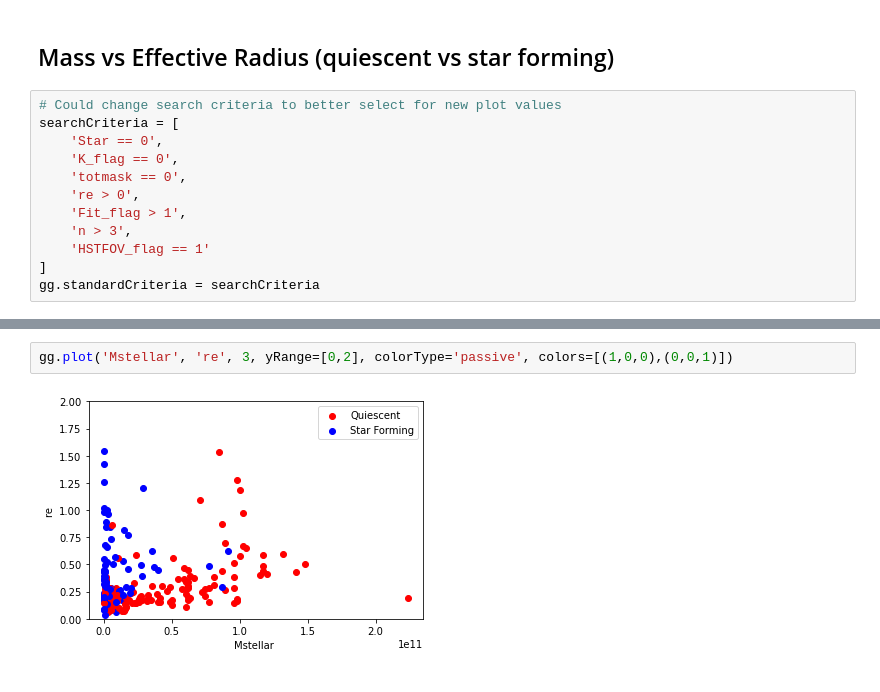
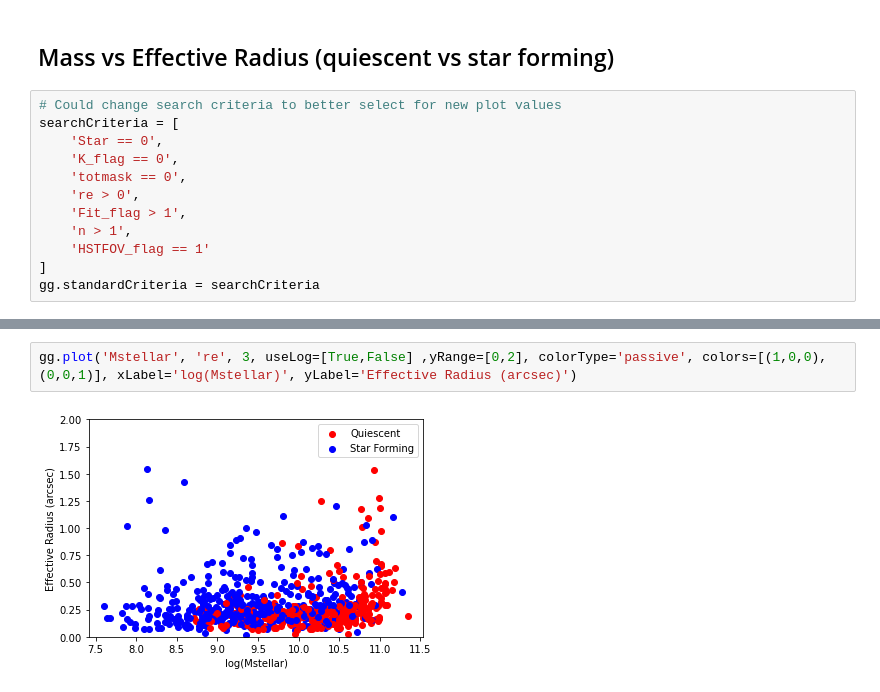
Before and after one commit to charrbit/GOGREEN-galaxy-research, a Jupyter notebook: Code/myDataAnalysis.ipynb, the cells around one changed output, grey strips where cells are left out. Cells and saved outputs as stored; diff of their text form.

Commit message:
Adding log scale functionality to plot() + updated example plots

```diff
--- a/Code/myDataAnalysis.ipynb
+++ b/Code/myDataAnalysis.ipynb
@@ -459,7 +458,7 @@ searchCriteria = [
     'totmask == 0',
     're > 0',
     'Fit_flag > 1',
-    'n > 3',
+    'n > 1',
     'HSTFOV_flag == 1'
 ]
 gg.standardCriteria = searchCriteria
@@ -474,4 +473,4 @@ gg.plot('Mstellar', 're', 2, useLog=[1,0], colorType='passive', colors=[(1,0,0),
 # %%
-gg.plot('Mstellar', 're', 3, yRange=[0,2], colorType='passive', colors=[(1,0,0),(0,0,1)])
+gg.plot('Mstellar', 're', 3, useLog=[True,False] ,yRange=[0,2], colorType='passive', colors=[(1,0,0),(0,0,1)], xLabel='log(Mstellar)', yLabel='Effective Radius (arcsec)')
 # %% [output]
-[figure, old version]
+[figure, new version]
```
Also changed, not shown: parts of 9 cells of this notebook, 1 other file.
